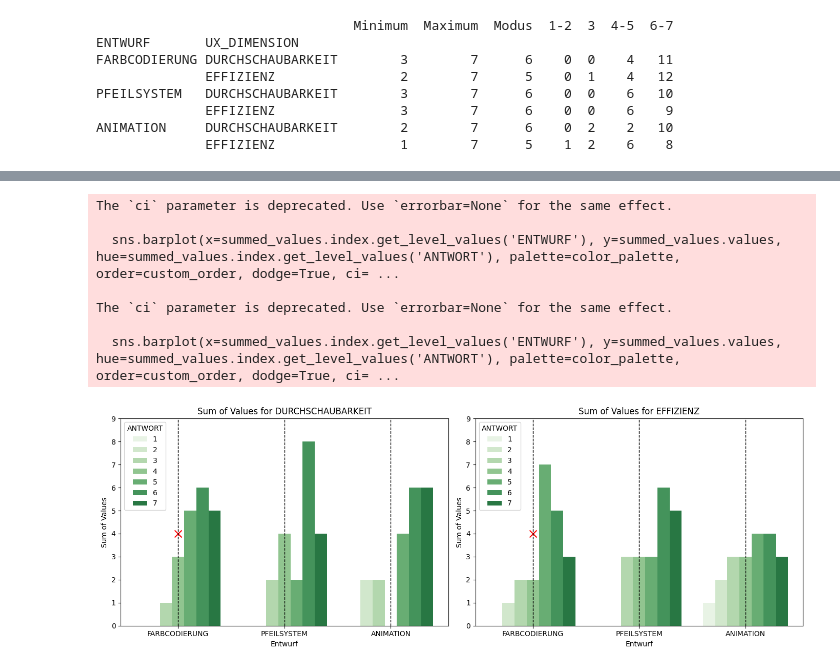
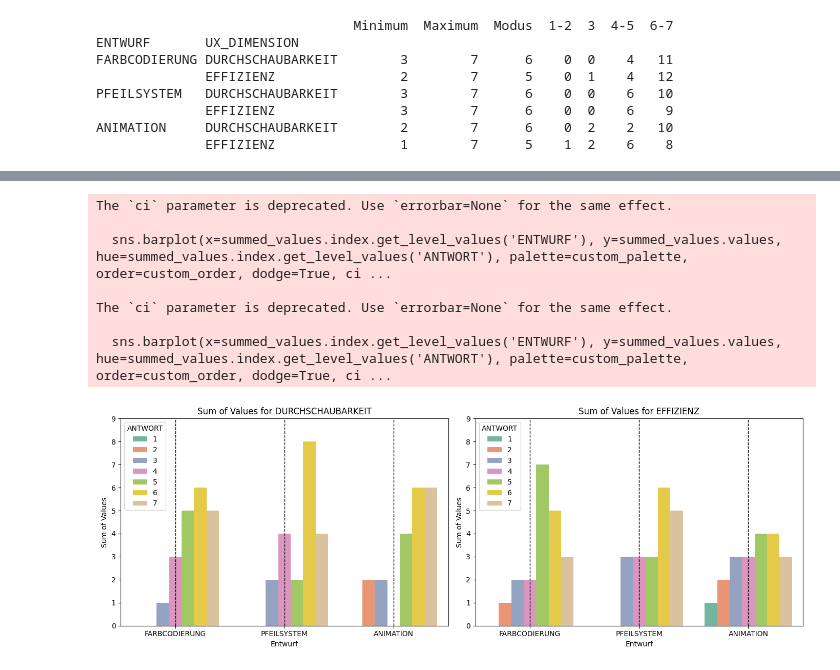
Before and after one commit to dangelic/masterthesis_descriptive_stats, a Jupyter notebook: deskriptive_statistik.ipynb, the cells around one changed output, grey strips where cells are left out. Saved outputs shown, nothing was run; the diff lists cells and outputs as text; code cells hidden in the pictures.

```diff
--- a/deskriptive_statistik.ipynb
+++ b/deskriptive_statistik.ipynb
@@ -180,6 +180,9 @@ def plot_summed_values_per_dimension_vertical_sorted_with_legend_and_lines(df):
 
     # Define the custom order for the models
     custom_order = ['FARBCODIERUNG', 'PFEILSYSTEM', 'ANIMATION']
+
+    # Use the Set2 color palette
+    custom_palette = sns.color_palette("Set2")
 
     # Iterate through each dimension
     for i, dimension in enumerate(dimensions_to_plot, start=1):
@@ -199,41 +202,40 @@ def plot_summed_values_per_dimension_vertical_sorted_with_legend_and_lines(df):
             if (model, 1) not in summed_values.index:
                 summed_values.loc[model, 1] = 0
 
-        # Plot vertical bars with custom order and adjusted width
-        color_palette = sns.color_palette("Greens", n_colors=len(summed_values.unique()))
-        sns.barplot(x=summed_values.index.get_level_values('ENTWURF'), y=summed_values.values, hue=summed_values.index.get_level_values('ANTWORT'), palette=color_palette, order=custom_order, dodge=True, ci=None)
+        # Plot vertical bars with custom order, adjusted width, and Set2 color palette
+        sns.barplot(x=summed_values.index.get_level_values('ENTWURF'), y=summed_values.values, hue=summed_values.index.get_level_values('ANTWORT'), palette=custom_palette, order=custom_order, dodge=True, ci=None)
 
         # Add vertical lines in the middle (at 4)
         plt.axvline(x=0, color='black', linestyle='--', linewidth=1)
         plt.axvline(x=1, color='black', linestyle='--', linewidth=1)
         plt.axvline(x=2, color='black', linestyle='--', linewidth=1)
 
         # Add a cross at the specified position (0, 4)
-        plt.scatter(0, 4, marker='x', color='red', s=100)
+        # plt.scatter(0, 4, marker='x', color='red', s=100)
 
         # Set labels and legend
         plt.title(f'Sum of Values for {dimension}')
         plt.xlabel('Entwurf')
         plt.ylabel('Sum of Values')
         plt.legend(title='ANTWORT', loc='upper left')
 
         # Set y-axis limits to always go up to 10
         plt.ylim(0, 9)
 
     # Adjust layout
     plt.tight_layout()
 
     # Show the plot
     plt.show()
 
 # Example usage with your DataFrame
 plot_summed_values_per_dimension_vertical_sorted_with_legend_and_lines(df_iteration_1)
 # %% [output]
 The `ci` parameter is deprecated. Use `errorbar=None` for the same effect.
 
-  sns.barplot(x=summed_values.index.get_level_values('ENTWURF'), y=summed_values.values, hue=summed_values.index.get_level_values('ANTWORT'), palette=color_palette, order=custom_order, dodge=True, ci= ...
+  sns.barplot(x=summed_values.index.get_level_values('ENTWURF'), y=summed_values.values, hue=summed_values.index.get_level_values('ANTWORT'), palette=custom_palette, order=custom_order, dodge=True, ci ...
 
 The `ci` parameter is deprecated. Use `errorbar=None` for the same effect.
 
-  sns.barplot(x=summed_values.index.get_level_values('ENTWURF'), y=summed_values.values, hue=summed_values.index.get_level_values('ANTWORT'), palette=color_palette, order=custom_order, dodge=True, ci= ...
+  sns.barplot(x=summed_values.index.get_level_values('ENTWURF'), y=summed_values.values, hue=summed_values.index.get_level_values('ANTWORT'), palette=custom_palette, order=custom_order, dodge=True, ci ...
-[figure, old version]
+[figure, new version]
```
Also changed, not shown: parts of 1 cell of this notebook.
